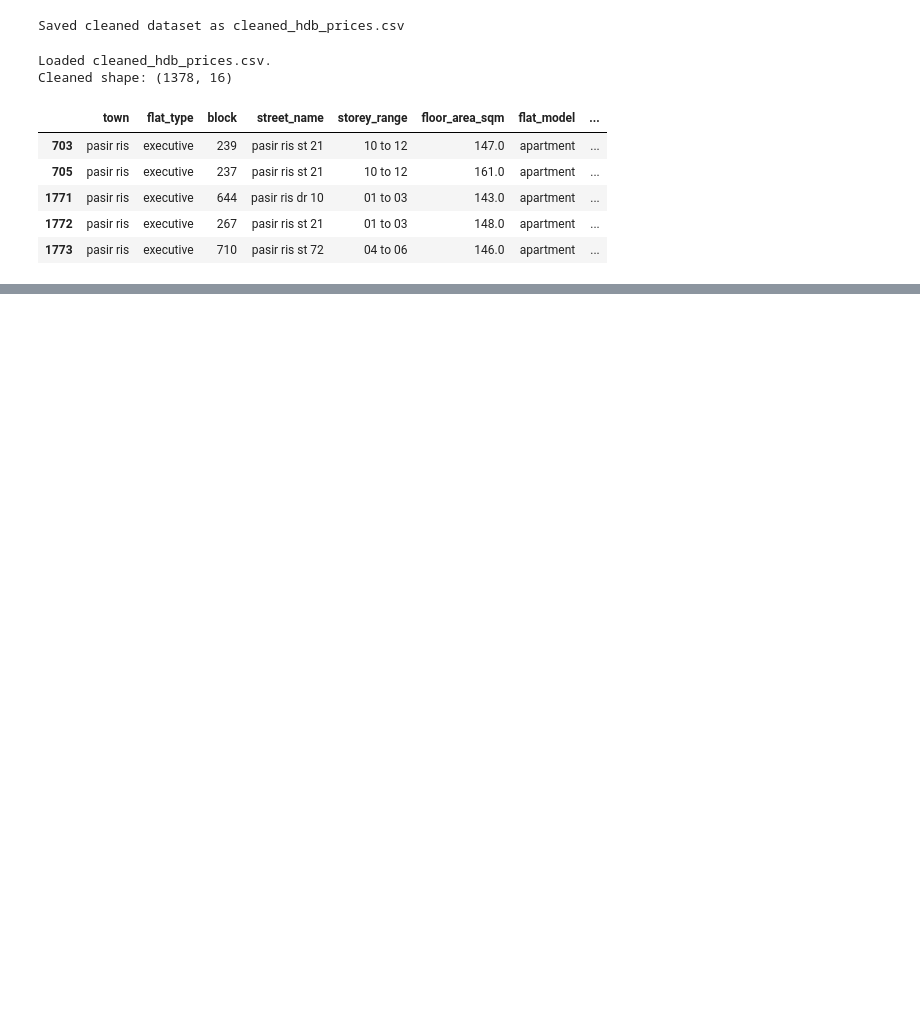
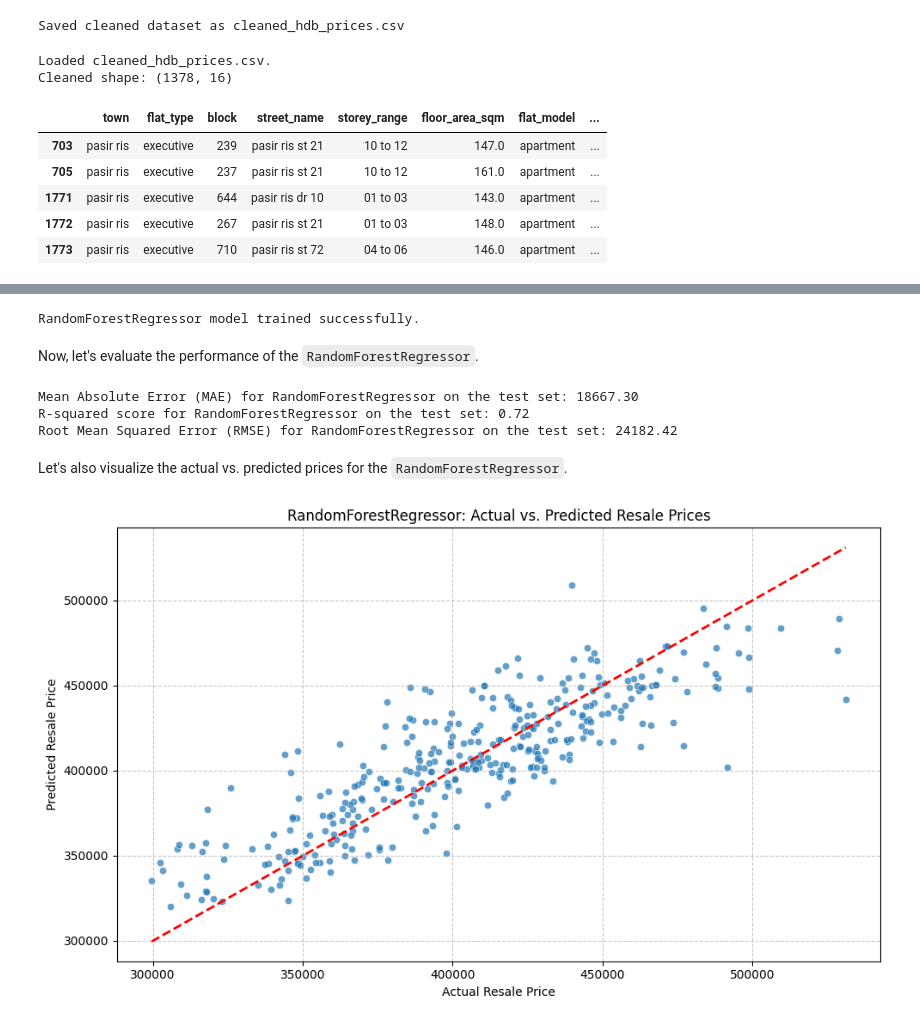
Before and after one commit to danielchin-ck/ADALL_github, a Jupyter notebook: project/6096089w_cda1c03_adall_project_2026_ver5.ipynb, the cells around one changed output, grey strips where cells are left out. Saved outputs shown, nothing was run; the diff lists cells and outputs as text; code cells hidden in the pictures; blank space fills up the shorter version.

```diff
--- a/project/6096089w_cda1c03_adall_project_2026_ver5.ipynb
+++ b/project/6096089w_cda1c03_adall_project_2026_ver5.ipynb
@@ -1930,0 +1349,13 @@ display(error_df_sorted.head(10))
+# %%
+# Columns to remove due to data leakage or redundancy
+columns_to_drop = ['remaining_lease', 'block', 'storey_range', 'street_name', 'flat_type', 'town','lease_commence_date', 'Index_Base_2007Q2','resale_price']
+
+# Drop the identified columns from cleaned_df
+# The target column 'deflated_resale_price' will be separated later when creating X and y.
+cleaned_df.drop(columns=columns_to_drop, inplace=True)
+
+print(f"Removed columns: {columns_to_drop}")
+print("\n--- Cleaned DataFrame Info after column removal ---")
+cleaned_df.info()
+print("\nCleaned DataFrame head after column removal:")
+print(cleaned_df.head().to_string())
@@ -1930,0 +1493,58 @@ display(error_df_sorted.head(10))
+# %%
+from sklearn.ensemble import RandomForestRegressor
+
+# Create the Random Forest regression model pipeline
+# The pipeline first applies the preprocessor (defined previously) and then trains a RandomForestRegressor
+rf_model = Pipeline(steps=[
+    ('preprocessor', preprocessor),
+    ('model', RandomForestRegressor(random_state=42, n_estimators=100, max_depth=10, n_jobs=-1)) # Using RandomForestRegressor
+])
+
+# Train the Random Forest model
+rf_model.fit(X_train, y_train)
+
+print('RandomForestRegressor model trained successfully.')
+# %% [output]
+RandomForestRegressor model trained successfully.
+# %% [markdown]
+Now, let's evaluate the performance of the `RandomForestRegressor`.
+# %%
+from sklearn.metrics import mean_absolute_error, r2_score, mean_squared_error
+import numpy as np
+
+# Make predictions on the test set using the Random Forest model
+y_pred_rf = rf_model.predict(X_test)
+
+# Calculate Mean Absolute Error (MAE)
+mae_rf = mean_absolute_error(y_test, y_pred_rf)
+print(f'Mean Absolute Error (MAE) for RandomForestRegressor on the test set: {mae_rf:.2f}')
+
+# Calculate R-squared score
+r2_rf = r2_score(y_test, y_pred_rf)
+print(f'R-squared score for RandomForestRegressor on the test set: {r2_rf:.2f}')
+
+# Calculate Root Mean Squared Error (RMSE)
+mse_rf = mean_squared_error(y_test, y_pred_rf)
+rmse_rf = np.sqrt(mse_rf)
+print(f'Root Mean Squared Error (RMSE) for RandomForestRegressor on the test set: {rmse_rf:.2f}')
+# %% [output]
+Mean Absolute Error (MAE) for RandomForestRegressor on the test set: 18667.30
+R-squared score for RandomForestRegressor on the test set: 0.72
+Root Mean Squared Error (RMSE) for RandomForestRegressor on the test set: 24182.42
+# %% [markdown]
+Let's also visualize the actual vs. predicted prices for the `RandomForestRegressor`.
+# %%
+import matplotlib.pyplot as plt
+import seaborn as sns
+
+plt.figure(figsize=(10, 6))
+sns.scatterplot(x=y_test, y=y_pred_rf, alpha=0.7)
+plt.title('RandomForestRegressor: Actual vs. Predicted Resale Prices')
+plt.xlabel('Actual Resale Price')
+plt.ylabel('Predicted Resale Price')
+plt.plot([y_test.min(), y_test.max()], [y_test.min(), y_test.max()], 'r--', lw=2) # Add a perfect prediction line
+plt.grid(True, linestyle='--', alpha=0.7)
+plt.tight_layout()
+plt.show()
+# %% [output]
+[figure, added]
```
Also changed, not shown: parts of 60 cells of this notebook.
